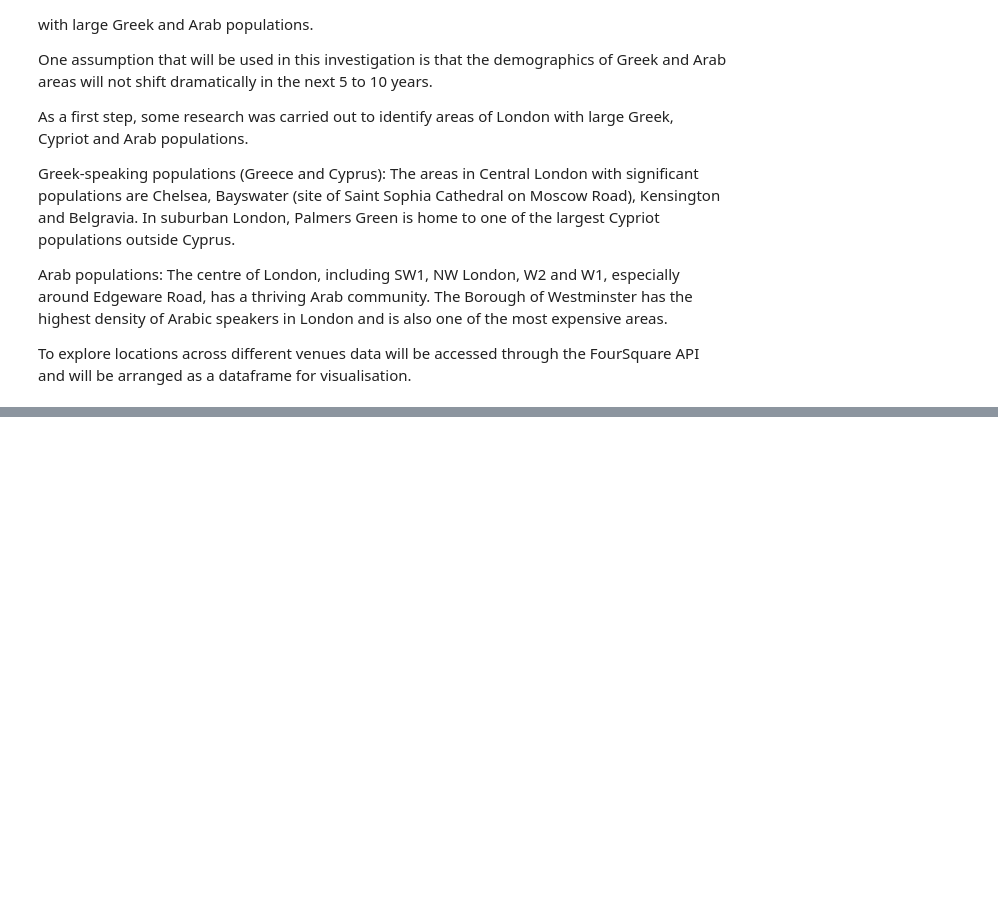
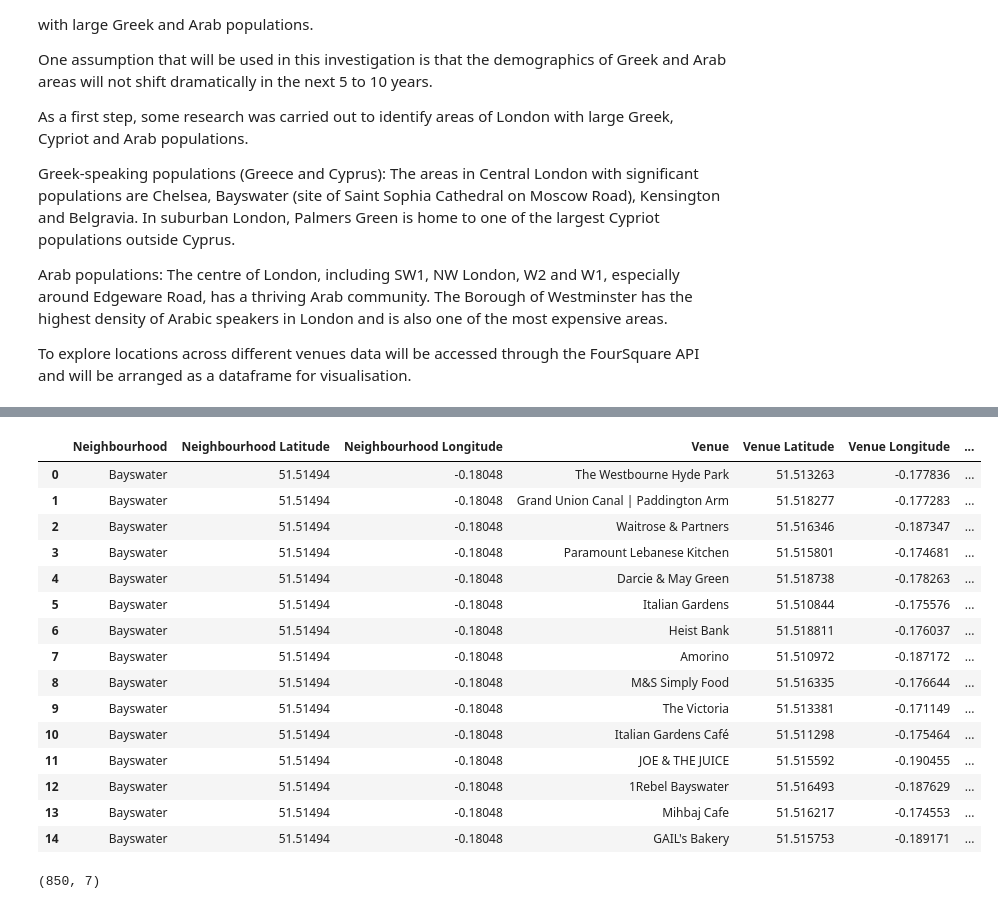
Before and after one commit to spyroscharonis/Coursera_Capstone, a Jupyter notebook: London Restaurant Chain.ipynb, the cells around one changed output, grey strips where cells are left out. Cells and saved outputs as stored; diff of their text form; code cells hidden in the pictures; blank space fills up the shorter version.

```diff
--- a/London Restaurant Chain.ipynb
+++ b/London Restaurant Chain.ipynb
@@ -26,0 +393,20 @@ To explore locations across different venues data will be accessed through the F
+# %%
+# Another call to Foursquare API, this time for Chealse venues
+
+CLIENT_ID = "5TLLY1PD04SVSY15QZC5BWG0KPGICRGUOMPXF2VVY3QNZXZK"
+CLIENT_SECRET = "GG4HR0R2N3SL545Z3FZ0NXXX5OVBKN2QRJ3X4RLHM4C30FZ5"
+VERSION = 20200301
+
+LIMIT = 100 # This time choose 100, since Chelsea is a much denser area
+radius = 3000 # define radius
+
+url = 'https://api.foursquare.com/v2/venues/explore?&client_id={}&client_secret={}&v={}&ll={},{}&radius={}&limit={}'.format(
+    CLIENT_ID,
+    CLIENT_SECRET,
+    VERSION,
+    sw3_lat,
+    sw3_long,
+    radius,
+    LIMIT)
+
+url
@@ -26,0 +415,3 @@ To explore locations across different venues data will be accessed through the F
+# %%
+results_chelsea = requests.get(url).json()
+results_chelsea
@@ -26,0 +436,11 @@ To explore locations across different venues data will be accessed through the F
+# %%
+# The result is then cleaned up from json to a structured pandas dataframe
+
+venues_chelsea = results_chelsea['response']['groups'][0]['items']
+
+nearby_venues = json_normalize(venues_chelsea)
+filtered_columns = ['venue.name', 'venue.categories', 'venue.location.lat', 'venue.location.lng'] # filter columns
+nearby_venues =nearby_venues.loc[:, filtered_columns] # filter category for each row
+nearby_venues['venue.categories'] = nearby_venues.apply(get_category_type, axis=1) # clean columns
+nearby_venues.columns = [col.split(".")[-1] for col in nearby_venues.columns]
+nearby_venues.head(30)
@@ -26,0 +532,4 @@ To explore locations across different venues data will be accessed through the F
+# %%
+LondonArea_venues = getNearbyVenues(names = palmers_green['Location'],
+                                   latitudes = palmers_green['Latitude'],
+                                   longitudes = palmers_green['Longitude'])
@@ -26,0 +554,23 @@ To explore locations across different venues data will be accessed through the F
+# %%
+LondonArea_venues.head(15)
+# %% [output]
+|  | Neighbourhood | Neighbourhood Latitude | Neighbourhood Longitude | Venue | Venue Latitude | Venue Longitude | ... |
+| 0 | Bayswater | 51.51494 | -0.18048 | The Westbourne Hyde Park | 51.513263 | -0.177836 | ... |
+| 1 | Bayswater | 51.51494 | -0.18048 | Grand Union Canal | Paddington Arm | 51.518277 | -0.177283 | ... |
+| 2 | Bayswater | 51.51494 | -0.18048 | Waitrose & Partners | 51.516346 | -0.187347 | ... |
+| 3 | Bayswater | 51.51494 | -0.18048 | Paramount Lebanese Kitchen | 51.515801 | -0.174681 | ... |
+| 4 | Bayswater | 51.51494 | -0.18048 | Darcie & May Green | 51.518738 | -0.178263 | ... |
+| 5 | Bayswater | 51.51494 | -0.18048 | Italian Gardens | 51.510844 | -0.175576 | ... |
+| 6 | Bayswater | 51.51494 | -0.18048 | Heist Bank | 51.518811 | -0.176037 | ... |
+| 7 | Bayswater | 51.51494 | -0.18048 | Amorino | 51.510972 | -0.187172 | ... |
+| 8 | Bayswater | 51.51494 | -0.18048 | M&S Simply Food | 51.516335 | -0.176644 | ... |
+| 9 | Bayswater | 51.51494 | -0.18048 | The Victoria | 51.513381 | -0.171149 | ... |
+| 10 | Bayswater | 51.51494 | -0.18048 | Italian Gardens Café | 51.511298 | -0.175464 | ... |
+| 11 | Bayswater | 51.51494 | -0.18048 | JOE & THE JUICE | 51.515592 | -0.190455 | ... |
+| 12 | Bayswater | 51.51494 | -0.18048 | 1Rebel Bayswater | 51.516493 | -0.187629 | ... |
+| 13 | Bayswater | 51.51494 | -0.18048 | Mihbaj Cafe | 51.516217 | -0.174553 | ... |
+| 14 | Bayswater | 51.51494 | -0.18048 | GAIL's Bakery | 51.515753 | -0.189171 | ... |
+# %%
+LondonArea_venues.shape
+# %% [output]
+(850, 7)
```
Also changed, not shown: parts of 46 cells of this notebook.
